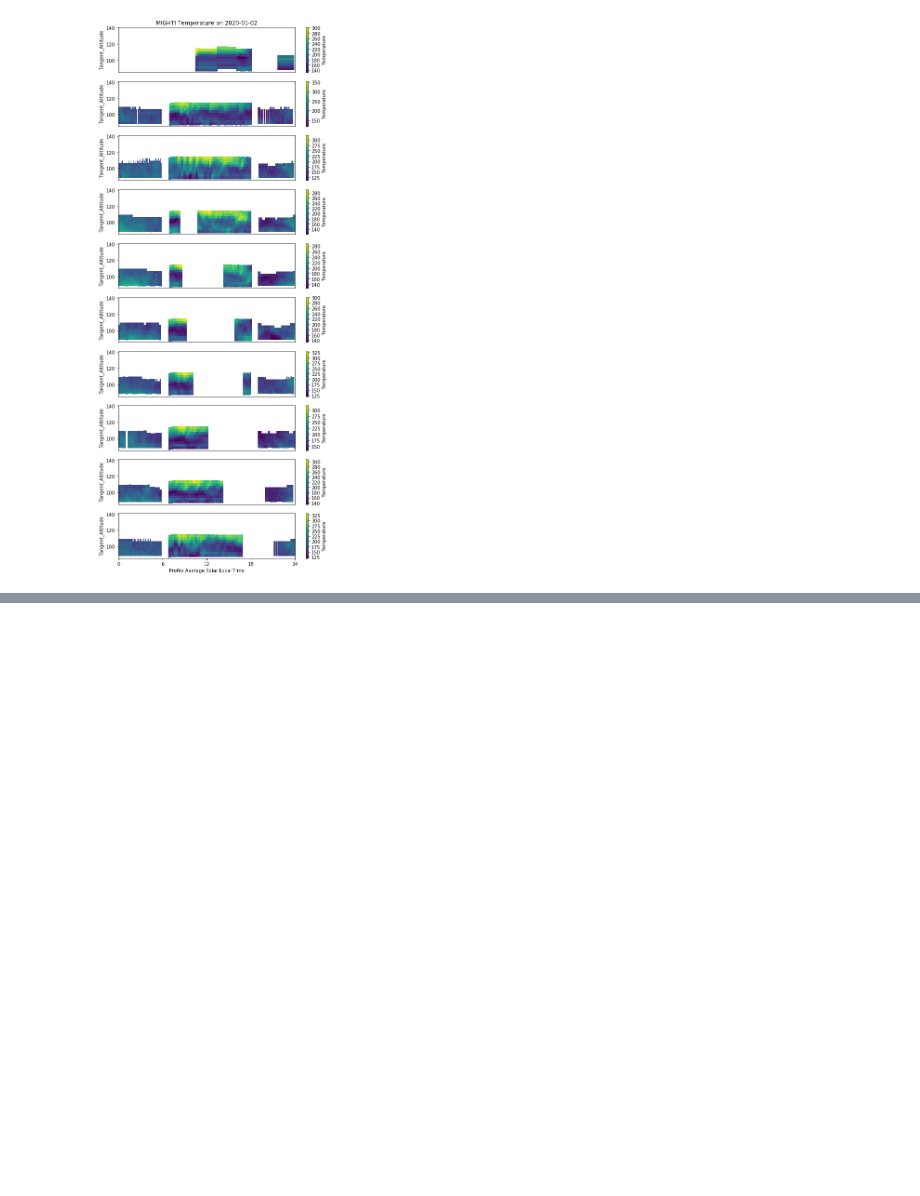
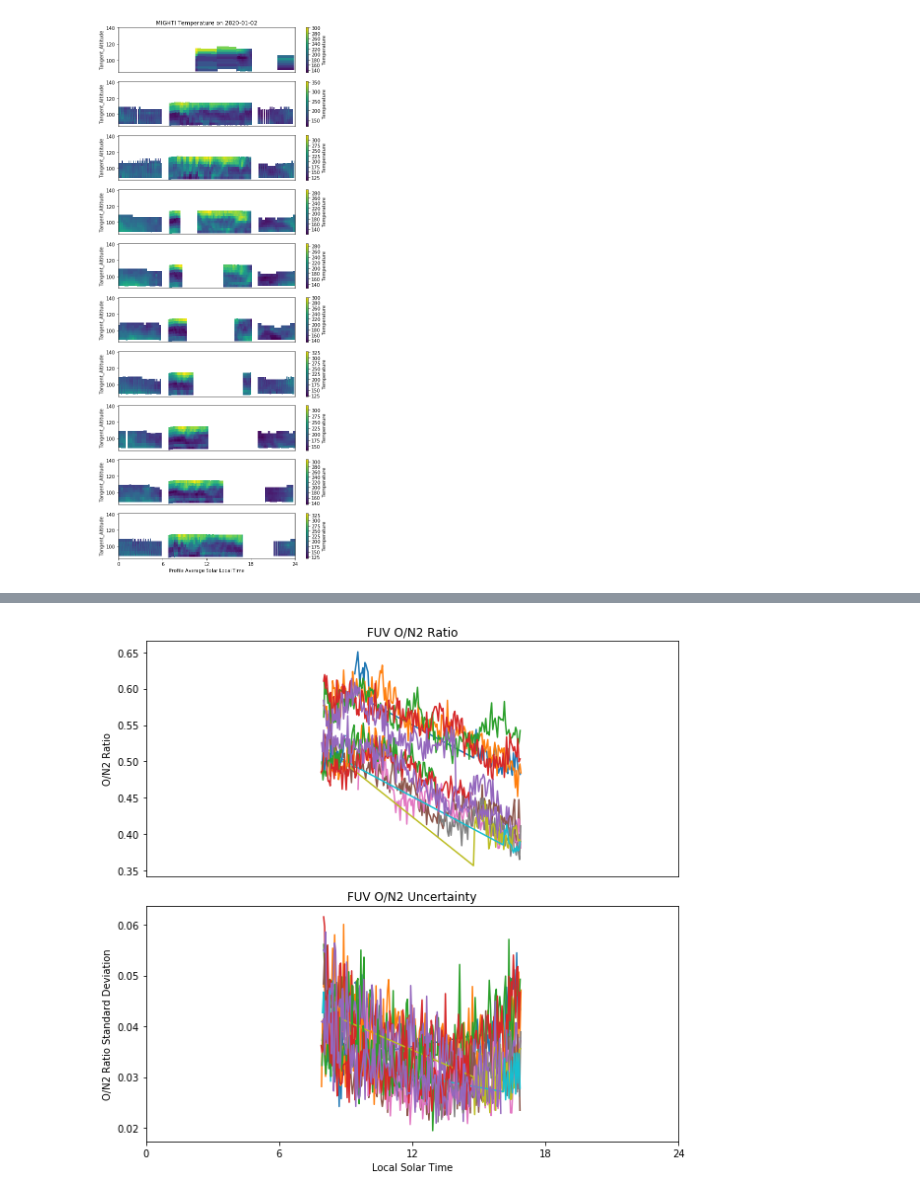
Before and after one commit to pysat/pysat, a Jupyter notebook: demo/ICON_demo.ipynb, the cells around one changed output, grey strips where cells are left out. Saved outputs shown, nothing was run; the diff lists cells and outputs as text; code cells hidden in the pictures; blank space fills up the shorter version.

```diff
--- a/demo/ICON_demo.ipynb
+++ b/demo/ICON_demo.ipynb
@@ -377,0 +369,20 @@ Dimensions without coordinates: Alt
+# %%
+# download various FUV data products
+
+# if needed, change levels for logging printout to increase feedback
+# more information about logging may be found here
+# https://docs.python.org/3/library/logging.html
+pysat.logger.setLevel(1)
+
+fuv_day = pysat.Instrument('icon', 'fuv', tag='day')
+fuv_night = pysat.Instrument('icon', 'fuv', tag='night')
+
+# combine into list
+fuv_insts = [fuv_day, fuv_night]
+
+# perform download for each dataset
+for inst in fuv_insts:
+    inst.download(start_date, stop_date)
+
+# change levels for logging printout to decrease feedback
+pysat.logger.setLevel(40)
@@ -377,0 +407,59 @@ Dimensions without coordinates: Alt
+# %%
+# complete summary plot orbit-by-orbit
+
+date = dt.datetime(2020, 1, 2)
+
+# pysat is able to caculate orbit breaks in real-time
+# setup parameters for pysat use
+orbit_info = {'kind': 'lt', 'index': 'Local_Solar_Time_Disk'}
+# kind sets the type of orbit breakdown, lt for local time
+# index sets the variable that will be used for determining orbit breaks
+
+# instantiate ICON IVM Instrument object
+fuv = pysat.Instrument('icon', 'fuv', tag='day', clean_level='clean',
+                       orbit_info=orbit_info)
+
+# filter out areas with no disk_ON2
+def filter_no_measurement_areas(inst):
+    """Remove all measurements for times 'disk_ON2'==0"""
+    inst.data = fuv.data.where(inst['disk_ON2'] > 0, drop=True)
+    return
+
+# attach filter to object
+fuv.custom.add(filter_no_measurement_areas, 'modify')
+
+# set the start and stop dates when iterating over Instrument object
+# by default, will iterate over all available data
+fuv.bounds = (date, date)
+
+# create a figure so each orbit is on the same plot
+fig, axs = plt.subplots(2, 1, figsize=(8.5,8))
+
+for ax in axs:
+    ax.set_xlim((0, 24))
+    ax.set_xlabel('')
+    ax.set_xticks([])
+
+# use pysat functionality to iterate over the data, orbit by orbit
+# each loop, a single orbit of data found in ivm.data
+for fuv in fuv.orbits:
+
+    # disk_ON2
+    axs[0].plot(fuv['Local_Solar_Time_Disk'], fuv['disk_ON2'])
+    axs[0].set_title('FUV O/N2 Ratio')
+    axs[0].set_ylabel('O/N2 Ratio')
+
+    # disk_sigma_ON2
+    axs[1].plot(fuv['Local_Solar_Time_Disk'], fuv['disk_sigma_ON2'])
+    axs[1].set_title('FUV O/N2 Uncertainty')
+    axs[1].set_ylabel('O/N2 Ratio Standard Deviation')
+
+axs[-1].set_xticks((0, 6, 12, 18, 24))
+axs[-1].set_xlabel('Local Solar Time')
+fig.tight_layout()
+
+# create average day plot
+fuv.load(date=start)
+avg_on2 = fuv['disk_ON2'].mean()
+# %% [output]
+[figure, added]
```
Also changed, not shown: parts of 10 cells of this notebook.
